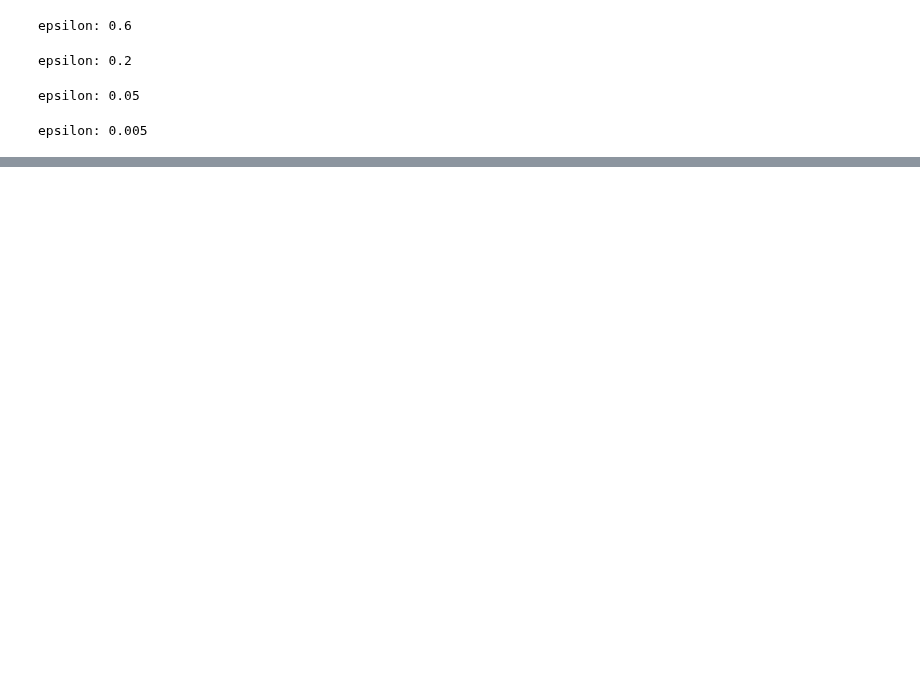
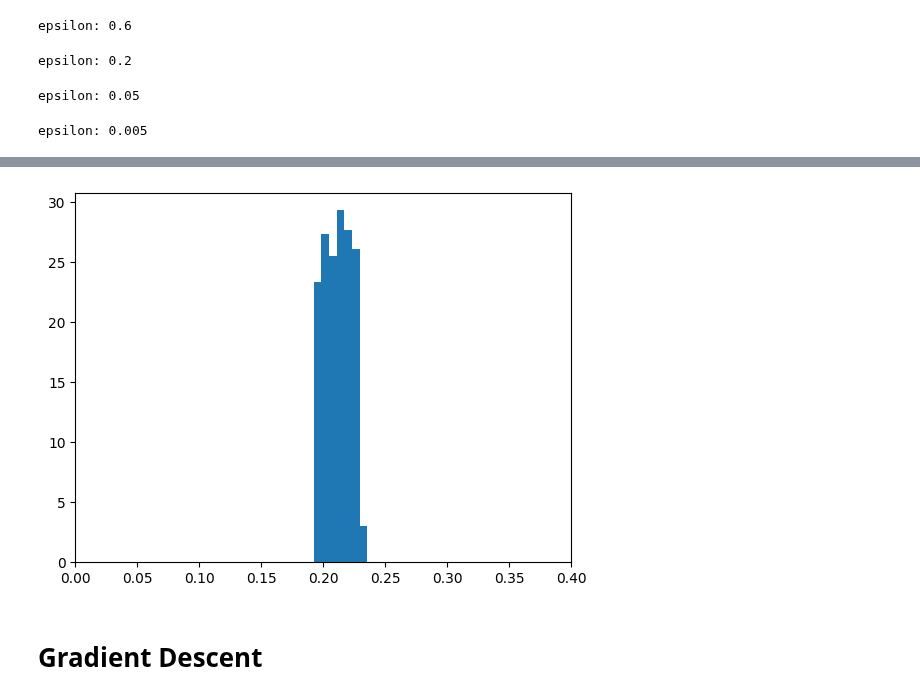
Before and after one commit to JanSchering/Thesis, a Jupyter notebook: si_model/SI_Experiment5.ipynb, the cells around one changed output, grey strips where cells are left out. Drawn from its saved outputs; the diff is of its cells as text; code cells hidden in the pictures; blank space fills up the shorter version.

```diff
--- a/si_model/SI_Experiment5.ipynb
+++ b/si_model/SI_Experiment5.ipynb
@@ -872,0 +256,8 @@ plt.show()
+# %%
+bins = plt.hist(np.array(betas), density=True, bins=50)
+plt.xlim(0,0.4)
+plt.show()
+# %% [output]
+[figure, added]
+# %% [markdown]
+# Gradient Descent
```
Also changed, not shown: parts of 62 cells of this notebook, 3 other files.
